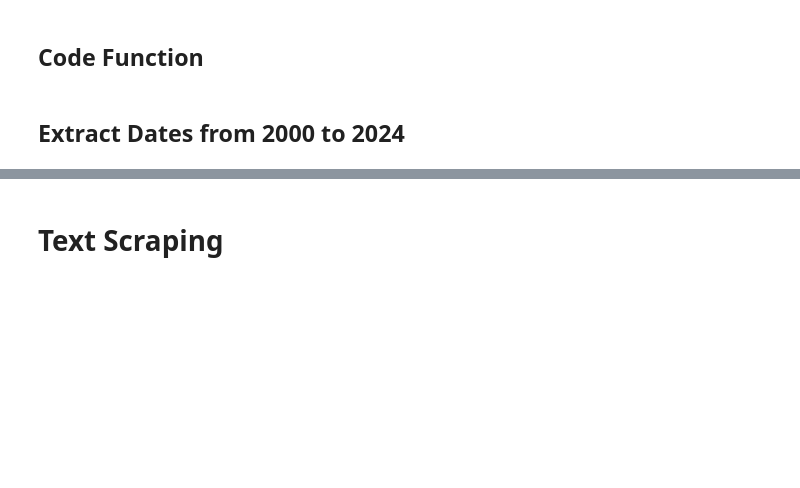
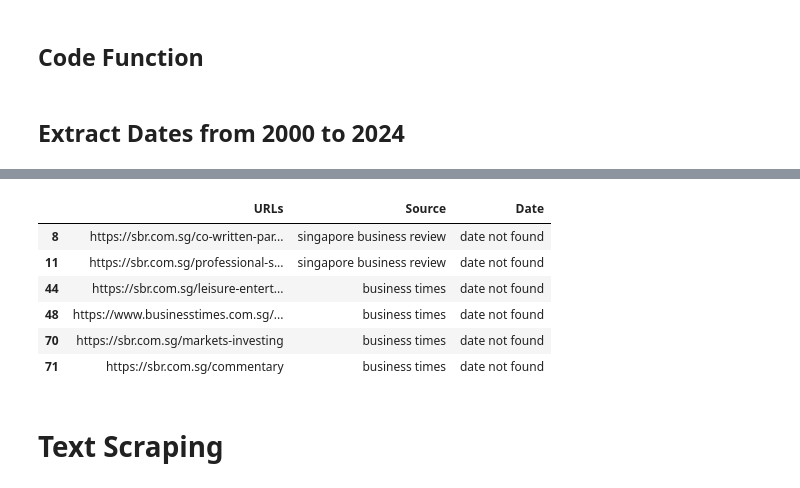
Before and after one commit to loowenwen/jtc-market-sentiments, a Jupyter notebook: data_collection.ipynb, the cells around one changed output, grey strips where cells are left out. Saved outputs shown, nothing was run; the diff lists cells and outputs as text; code cells hidden in the pictures; blank space fills up the shorter version.

Commit message:
removed date not found

```diff
--- a/data_collection.ipynb
+++ b/data_collection.ipynb
@@ -339,9 +318,17 @@ KeyboardInterrupt:
 # %%
 excel_file = 'urls.xlsx'
-date_df = pd.read_excel(excel_file, sheet_name='2020 - 2024')
+date_df = pd.read_excel(excel_file, sheet_name='2010 - 2014')
 
 filtered_df = date_df[date_df['Date'] == "date not found"]
 filtered_df
+# %% [output]
+|  | URLs | Source | Date |
+| 8 | https://sbr.com.sg/co-written-par... | singapore business review | date not found |
+| 11 | https://sbr.com.sg/professional-s... | singapore business review | date not found |
+| 44 | https://sbr.com.sg/leisure-entert... | business times | date not found |
+| 48 | https://www.businesstimes.com.sg/... | business times | date not found |
+| 70 | https://sbr.com.sg/markets-investing | business times | date not found |
+| 71 | https://sbr.com.sg/commentary | business times | date not found |
 # %% [markdown]
 # Text Scraping
 # %%
```
Also changed, not shown: parts of 2 cells of this notebook, 1 other file.
